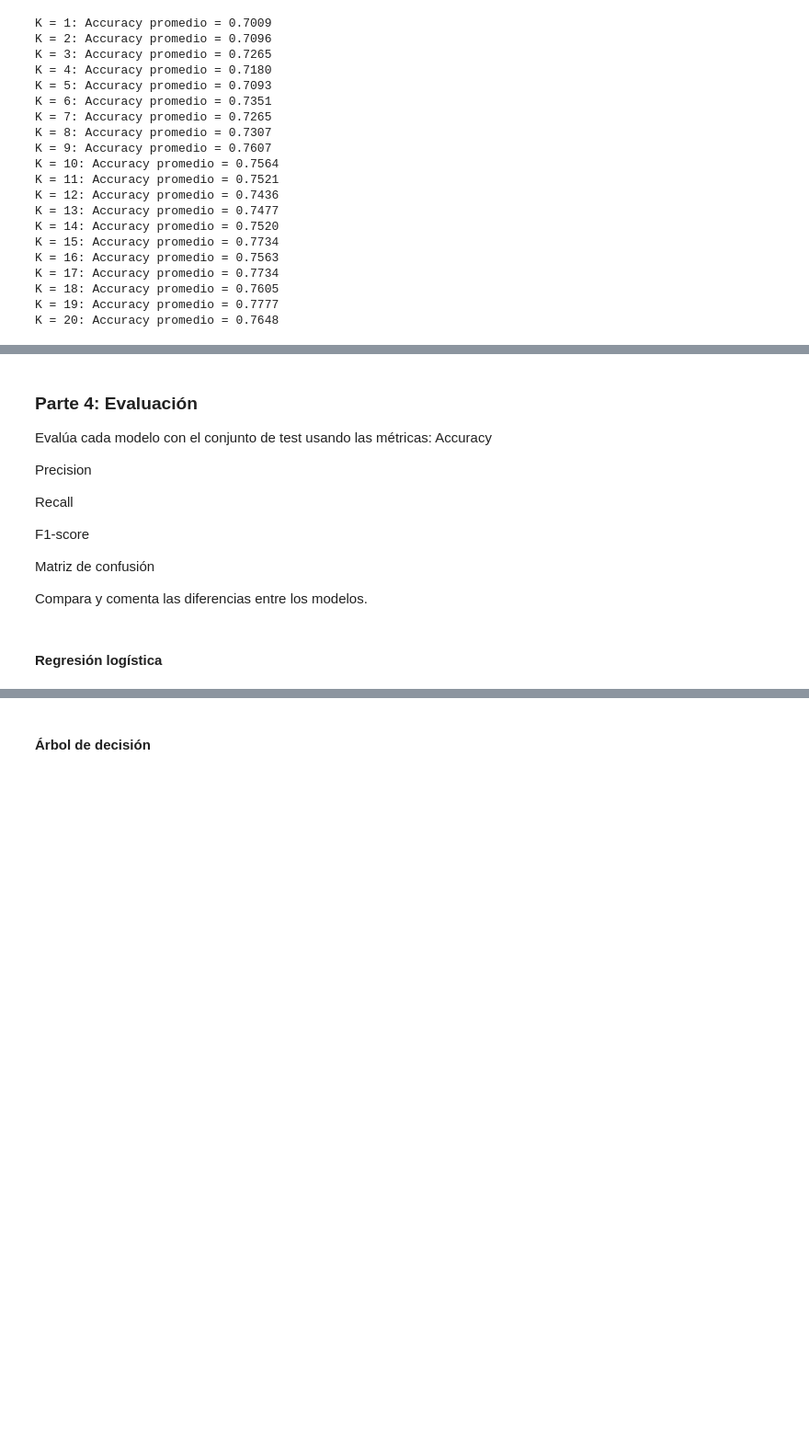
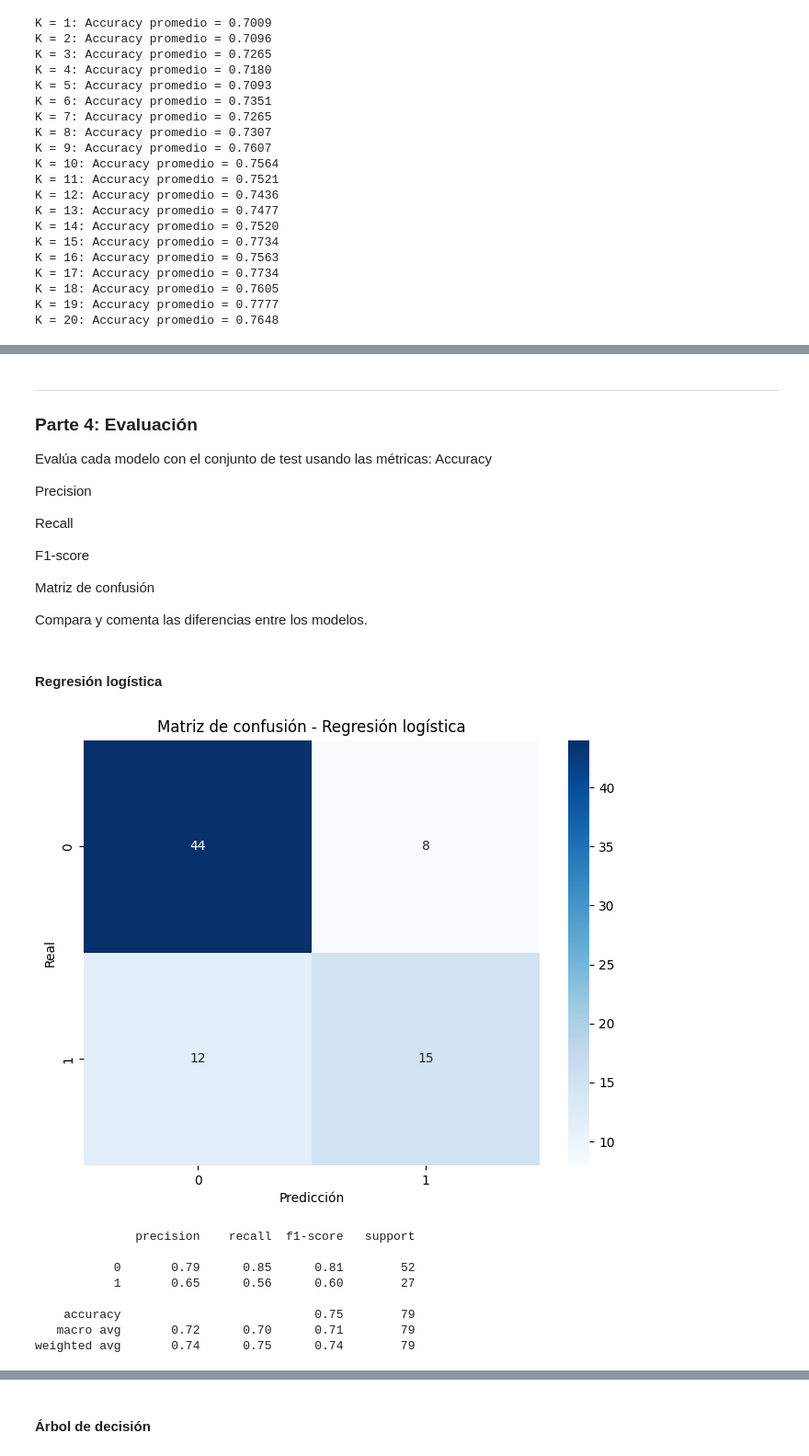
Before and after one commit to Panquequ3/lab_IA, a Jupyter notebook: tarea_IA.ipynb, the cells around one changed output, grey strips where cells are left out. Shown: that part at 92% size. Cells and saved outputs as stored; diff of their text form; code cells hidden in the pictures; blank space fills up the shorter version.

```diff
--- a/tarea_IA.ipynb
+++ b/tarea_IA.ipynb
@@ -167,0 +157,7 @@ Matriz de confusión (Regresión Logística):
+# %%
+param_grid = {'C': [0.01, 0.1, 1, 10, 100], 'penalty': ['l1', 'l2'], 'solver': ['liblinear']}
+grid = GridSearchCV(LogisticRegression(), param_grid, cv=5, scoring='accuracy')
+grid.fit(X_E_train, y_E_train)
+
+print("Mejor C:", grid.best_params_['C'])
+print("Mejor penalty:", grid.best_params_['penalty'])
@@ -167,0 +167,4 @@ Matriz de confusión (Regresión Logística):
+# %%
+modelo_rl = LogisticRegression(C=1,penalty='l2').fit(X_E_train, y_E_train)
+
+print(modelo_rl.score(X_E_test, y_E_test))
@@ -318,4 +328,5 @@ Predicción: [0. 0. 0. 0. 1. 0. 0. 0. 1. 0. 0. 0. 0. 0. 0. 0. 1. 0. 1. 1. 0. 0.
 # %% [markdown]
+-------------------------
 ### Parte 4: Evaluación
 Evalúa cada modelo con el conjunto de test usando las métricas:
 Accuracy
@@ -337,19 +348,31 @@ Compara y comenta las diferencias entre los modelos.
 # %% [markdown]
 <h4>Regresión logística</h4>
 # %%
-# INGRESE AKI LA EVALUACIÓN :3
+# INGRESE AKI LA EVALUACIÓN :3 Tenkiu Bau bau
 # matriz de confusion
 
-# plt.figure(figsize=(8, 6))
-# sns.heatmap(confusion_matrix(y_E_test, y_E_pred), annot=True, fmt="d", cmap="Blues")
-# plt.title("Matriz de confusión - Regresión logística")
-# plt.xlabel("Predicción")
-# plt.ylabel("Real")
-# plt.show()
+y_E_pred = modelo_rl.predict(X_E_test)
 
-# # metricas de precisión y recall
-# labels = sorted(set(y_E_test) | set(y_E_pred))
-# labels_str = [str(label) for label in labels] # la función classification_report espera etiquetas str, no int
+plt.figure(figsize=(8, 6))
+sns.heatmap(confusion_matrix(y_E_test, y_E_pred), annot=True, fmt="d", cmap="Blues")
+plt.title("Matriz de confusión - Regresión logística")
+plt.xlabel("Predicción")
+plt.ylabel("Real")
+plt.show()
 
-# report = classification_report(y_E_test, y_E_pred, target_names=labels_str)
-# print(report)
+# metricas de precisión y recall
+labels = sorted(set(y_E_test) | set(y_E_pred))
+labels_str = [str(label) for label in labels] # la función classification_report espera etiquetas str, no int
+
+report = classification_report(y_E_test, y_E_pred, target_names=labels_str)
+print(report)
+# %% [output]
+[figure, added]
+              precision    recall  f1-score   support
+
+           0       0.79      0.85      0.81        52
+           1       0.65      0.56      0.60        27
+
+    accuracy                           0.75        79
+   macro avg       0.72      0.70      0.71        79
+weighted avg       0.74      0.75      0.74        79
```
Also changed, not shown: parts of 10 cells of this notebook.
